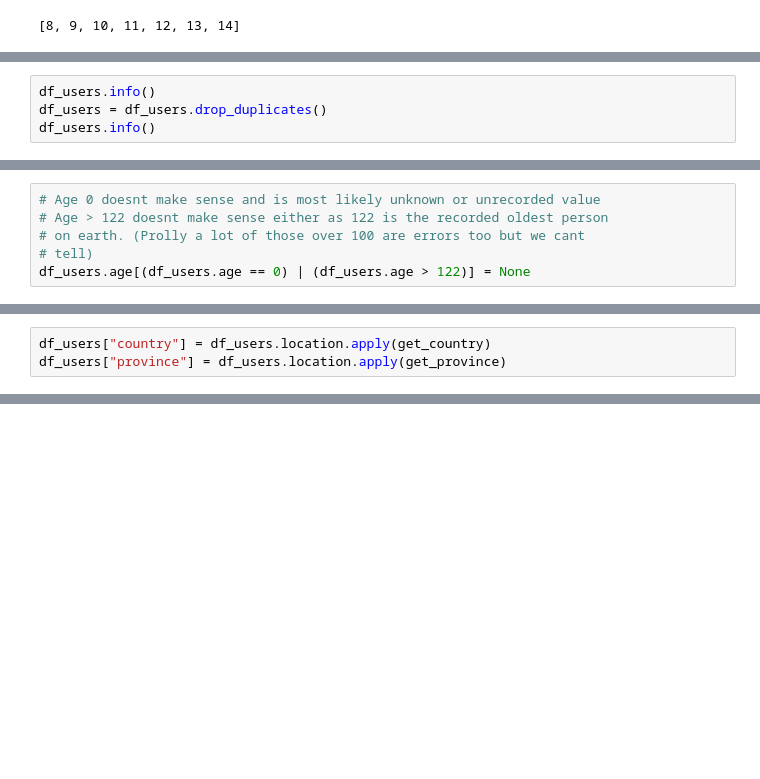
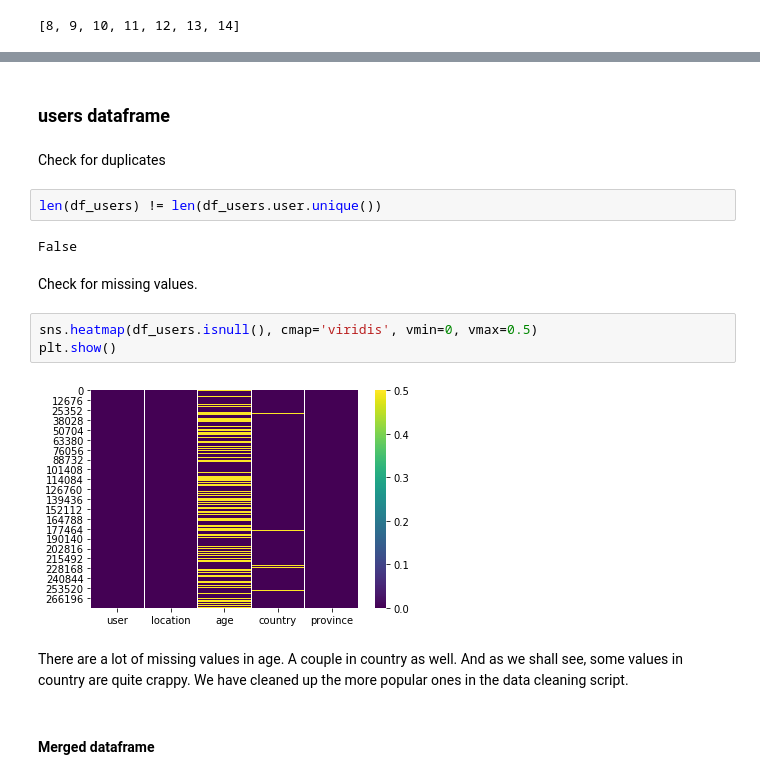
Before and after one commit to ohjho/recommendation_system, a Jupyter notebook: EDA.ipynb, the cells around one changed output, grey strips where cells are left out. Drawn from its saved outputs; the diff is of its cells as text; blank space fills up the shorter version.

```diff
--- a/EDA.ipynb
+++ b/EDA.ipynb
@@ -315,4 +143,0 @@ See the caveats in the documentation: http://pandas.pydata.org/pandas-docs/stabl
-# %%
-df_users.info()
-df_users = df_users.drop_duplicates()
-df_users.info()
@@ -343,6 +143,0 @@ sns.heatmap(df_users.isnull(),cmap='viridis')
-# %%
-# Age 0 doesnt make sense and is most likely unknown or unrecorded value
-# Age > 122 doesnt make sense either as 122 is the recorded oldest person
-# on earth. (Prolly a lot of those over 100 are errors too but we cant
-# tell)
-df_users.age[(df_users.age == 0) | (df_users.age > 122)] = None
@@ -368,3 +143,0 @@ def get_province(in_string):
-# %%
-df_users["country"] = df_users.location.apply(get_country)
-df_users["province"] = df_users.location.apply(get_province)
@@ -526,0 +238,19 @@ print(df_users['user'].nunique())
+# %% [markdown]
+### users dataframe
+# %% [markdown]
+Check for duplicates
+# %%
+len(df_users) != len(df_users.user.unique())
+# %% [output]
+False
+# %% [markdown]
+Check for missing values.
+# %%
+sns.heatmap(df_users.isnull(), cmap='viridis', vmin=0, vmax=0.5)
+plt.show()
+# %% [output]
+[figure, added]
+# %% [markdown]
+There are a lot of missing values in age. A couple in country as well. And as we shall see, some values in country are quite crappy. We have cleaned up the more popular ones in the data cleaning script.
+# %% [markdown]
+#### Merged dataframe
```
Also changed, not shown: parts of 100 cells of this notebook, 1 other file.
